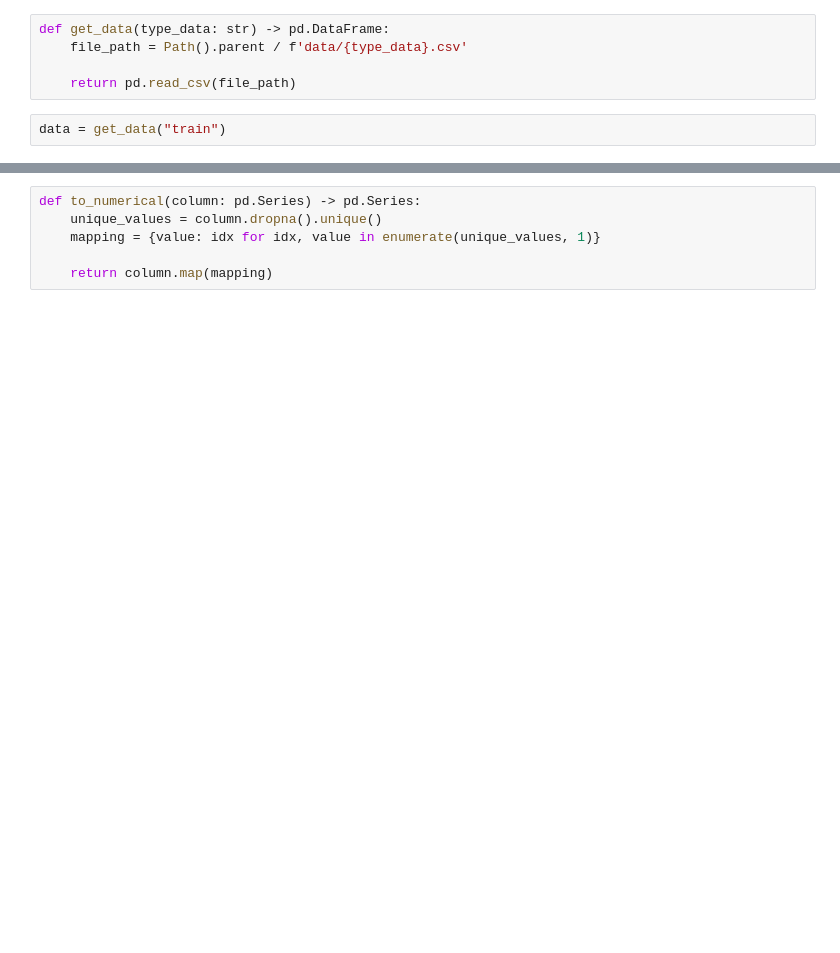
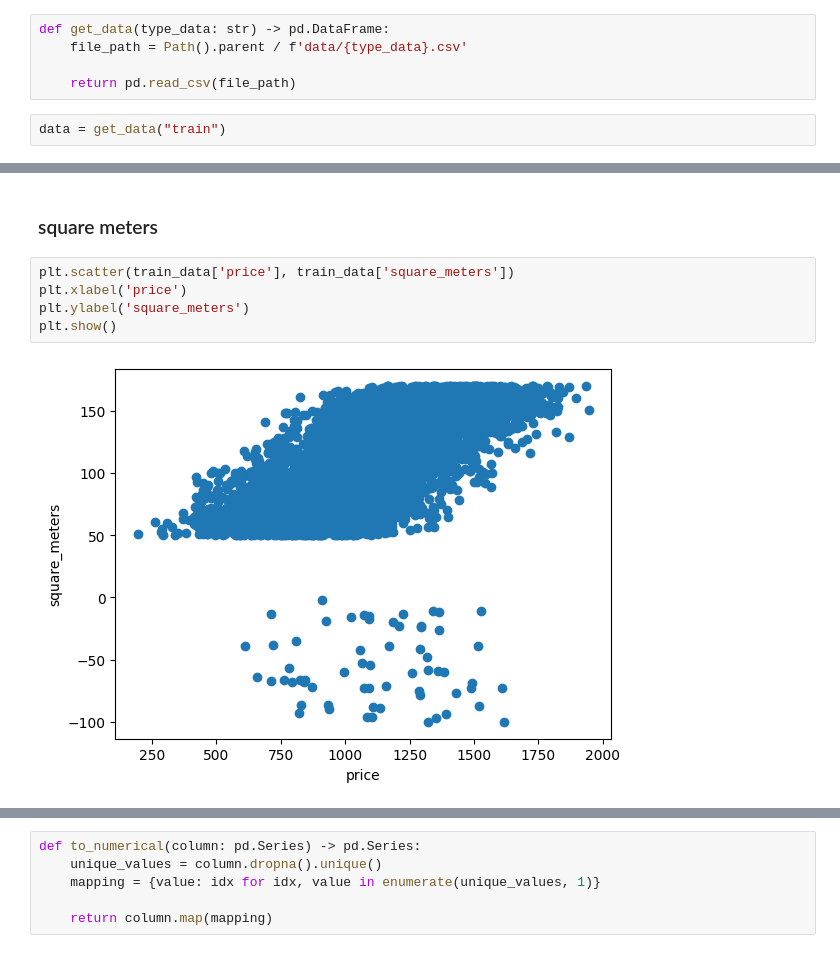
Before and after one commit to DenisProcyon/DSDM_ML_Pred, a Jupyter notebook: main.ipynb, the cells around one changed output, grey strips where cells are left out. Saved outputs shown, nothing was run; the diff lists cells and outputs as text; blank space fills up the shorter version.

```diff
--- a/main.ipynb
+++ b/main.ipynb
@@ -10,0 +191,9 @@ data = get_data("train")
+# %% [markdown]
+### square meters
+# %%
+plt.scatter(train_data['price'], train_data['square_meters'])
+plt.xlabel('price')
+plt.ylabel('square_meters')
+plt.show()
+# %% [output]
+[figure, added]
```
Also changed, not shown: parts of 33 cells of this notebook.
